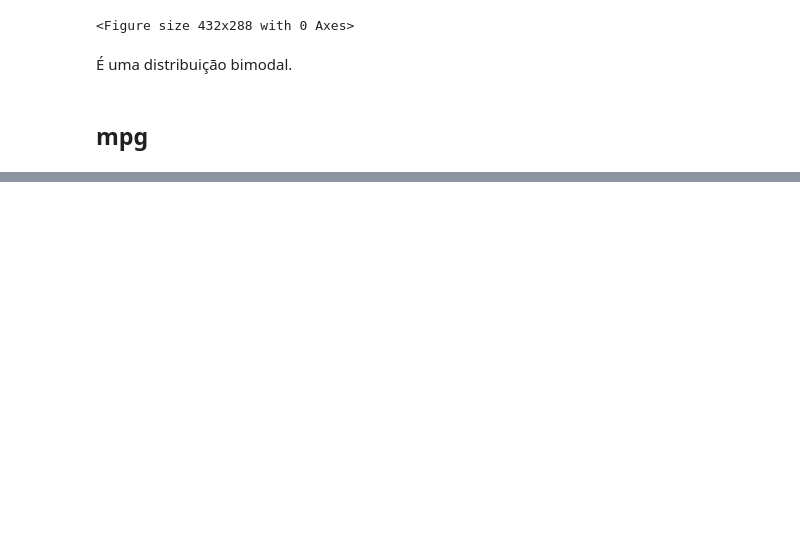
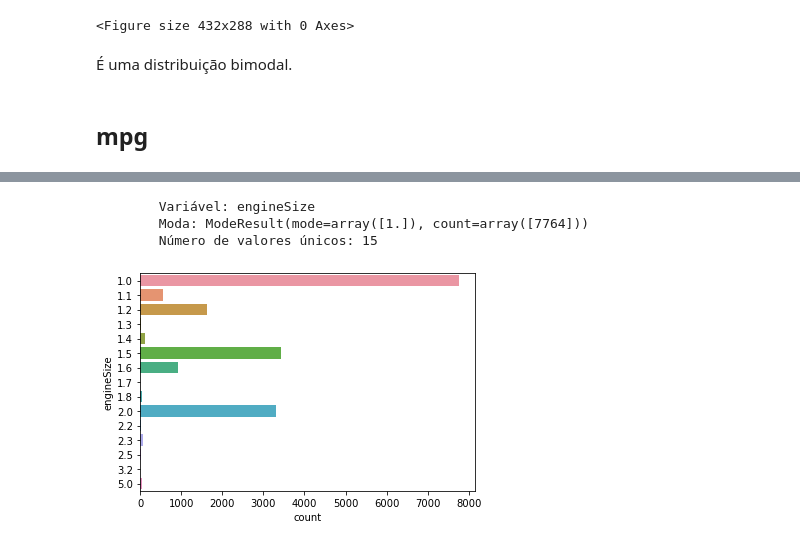
Before and after one commit to pedro-sgr/projeto-mep, a Jupyter notebook: mep.ipynb, the cells around one changed output, grey strips where cells are left out. Drawn from its saved outputs; the diff is of its cells as text; code cells hidden in the pictures; blank space fills up the shorter version.

```diff
--- a/mep.ipynb
+++ b/mep.ipynb
@@ -553,0 +630,7 @@ analisar_coluna(ford['tax'])
+# %%
+analisar_coluna(ford['engineSize'], numerico=False)
+# %% [output]
+        Variável: engineSize
+        Moda: ModeResult(mode=array([1.]), count=array([7764]))
+        Número de valores únicos: 15
+[figure, added]
```
Also changed, not shown: parts of 11 cells of this notebook.
